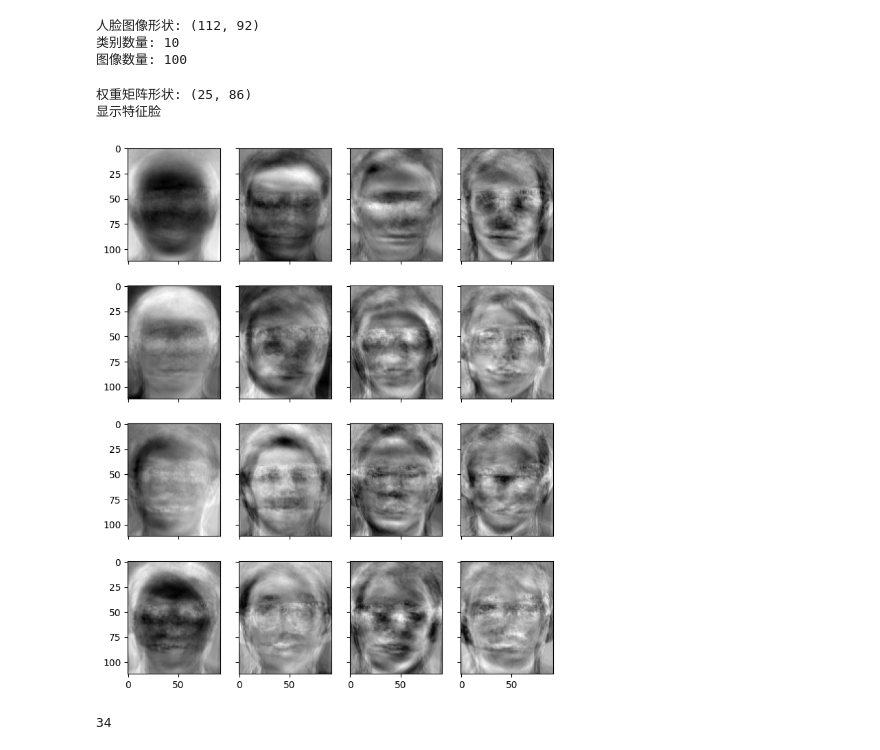
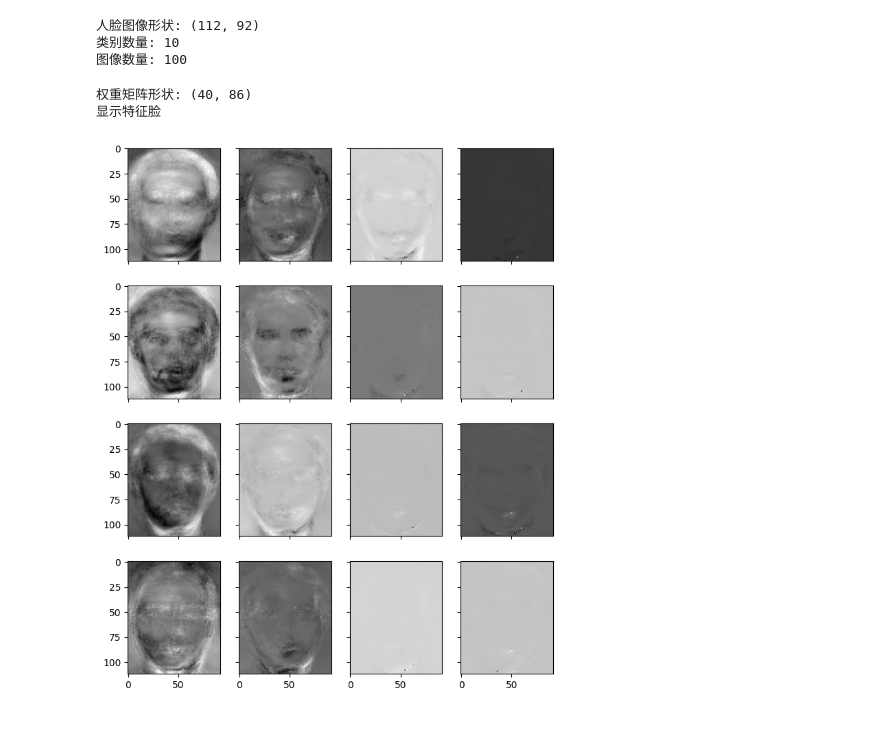
Before and after one commit to TonyHuang6666/Manifold-Learning, a Jupyter notebook: Locality preserving projection/LPP-Face recognition.ipynb, the cells around one changed output. Cells and saved outputs as stored; diff of their text form; code cells hidden in the pictures.

```diff
--- a/Locality preserving projection/LPP-Face recognition.ipynb
+++ b/Locality preserving projection/LPP-Face recognition.ipynb
@@ -113,41 +176,41 @@ for key, val in faces.items():
         continue # 这是我们的测试集
     if key == "s8/4.pgm":
         continue # 这是我们的测试集
     facematrix.append(val.flatten())
     facelabel.append(key.split("/")[0])
 
 # 创建一个NxM矩阵，其中N为图像数量，M为每个图像的像素数
 facematrix = np.array(facematrix)
 
 # 转置facematrix以匹配矩阵乘法的预期形状
 facematrix = facematrix.T
 
 # 应用LPP并选择前K个主成分作为特征脸
-n_components = 25
-n_neighbors = 30
-t = 2400
+n_components = 40
+n_neighbors = 3200
+t = 16000
 
 # eigenfaces = LPP(facematrix, n_components, n_neighbors, t)
 lpp = LocalityPreservingProjection(n_neighbors=n_neighbors, n_components=n_components)
 lpp.fit(facematrix)
-eigenfaces = lpp.transform(facematrix)
+#eigenfaces = lpp.transform(facematrix)
+
+eigenfaces = LPP(facematrix, n_components, n_neighbors, t)
 
 # 生成权重矩阵，其中K为特征脸数量，N为样本数量
 weights = eigenfaces.T @ facematrix
 print("权重矩阵形状:", weights.shape)
 
 # 显示前16个特征脸
 fig, axes = plt.subplots(4, 4, sharex=True, sharey=True, figsize=(8, 10))
 for i in range(16):
     axes[i%4][i//4].imshow(eigenfaces[:, i].reshape(faces["s1/1.pgm"].shape), cmap="gray")
 print("显示特征脸")
 plt.show()
-34
 # %% [output]
-权重矩阵形状: (25, 86)
+权重矩阵形状: (40, 86)
 显示特征脸
-[figure, old version]
+[figure, new version]
-34
 # %%
 def test_image(image_path, eigenfaces, mean_face, facelabel, weights):
     # 读取测试图像
```
Also changed, not shown: parts of 3 cells of this notebook, 1 other file.
